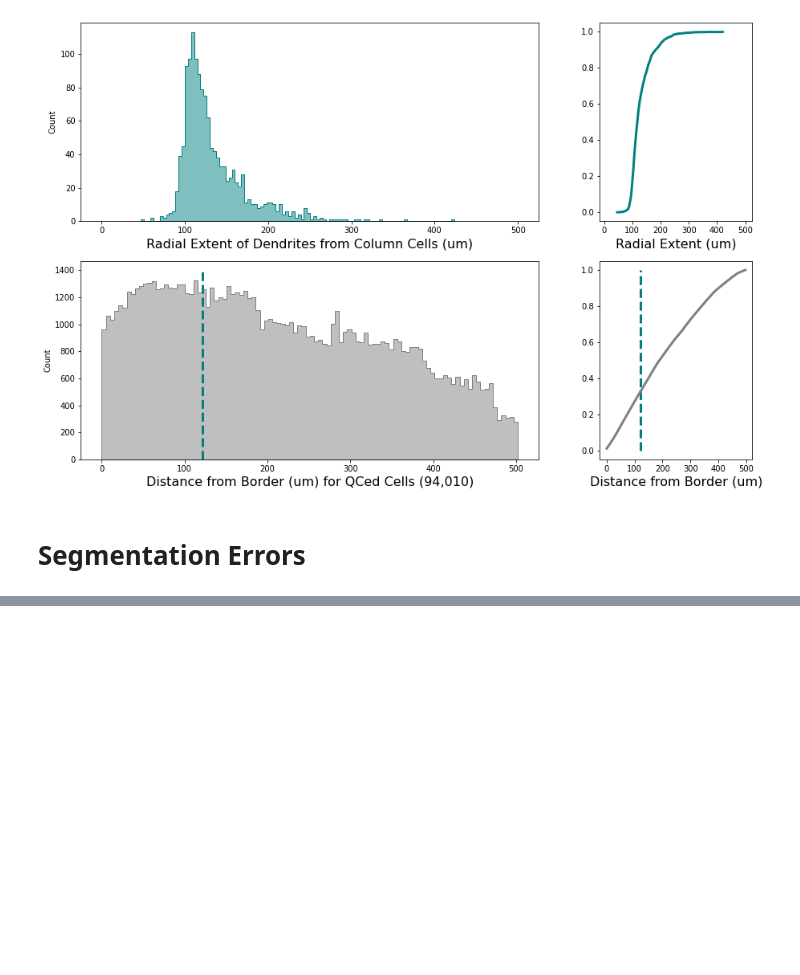
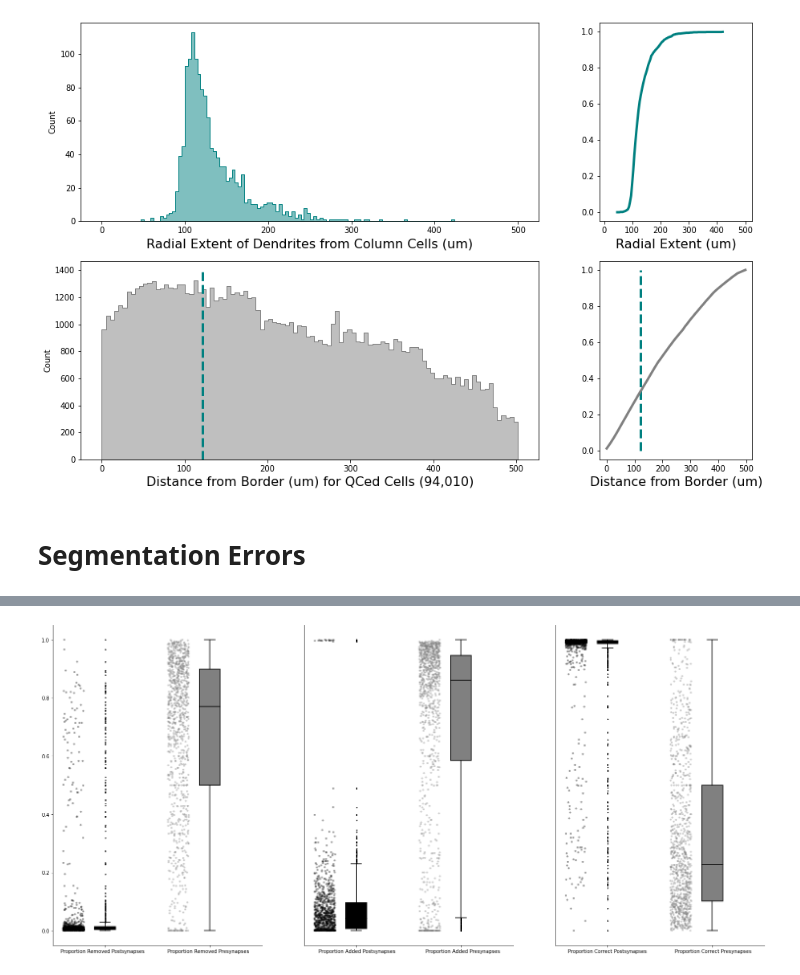
Before and after one commit to lelabbady/Perisomatic_Based_CellTyping, a Jupyter notebook: tutorials/Cell_Truncation_Fig1-2.ipynb, the cells around one changed output, grey strips where cells are left out. Drawn from its saved outputs; the diff is of its cells as text; code cells hidden in the pictures; blank space fills up the shorter version.

```diff
--- a/tutorials/Cell_Truncation_Fig1-2.ipynb
+++ b/tutorials/Cell_Truncation_Fig1-2.ipynb
@@ -176,0 +395,3 @@ plt.show()
+# %%
+syn_edits = pd.read_pickle('../data/column_syn_edits_df.pkl')
+syn_edits.head()
@@ -176,0 +406,7 @@ plt.show()
+# %%
+#changing the format of the dataframe to help with visualization below
+melted_df = syn_edits.melt(id_vars='root_id',
+                value_vars=['prop_removed_syn_in', 'prop_added_syn_in', 'prop_correct_syn_in',
+        'prop_removed_syn_out', 'prop_added_syn_out','prop_correct_syn_out','fraction_changed',
+                            'fraction_added', 'fraction_removed'])
+melted_df
@@ -176,0 +457,71 @@ plt.show()
+# %%
+def change_width(ax, new_value):
+    for patch in ax.patches:
+        current_width = patch.get_width()
+        diff = current_width - new_value
+
+        # change patch width
+        patch.set_width(new_value)
+
+        # re-center patch
+        patch.set_x(patch.get_x() + diff * .5)
+
+boxplot_width = .2 # thinner to make room for having swarmplot beside
+stripplot_offset = -.3 # offset to left of boxplot
+xlim_offset = -1 # necessary to show leftmost swarmplot
+
+f, ax = plt.subplots(1,3,figsize=(26,12))
+comps = ['removed_syn', 'added_syn', 'correct_syn']
+x_labels = [['Proportion Removed Postsynapses','Proportion Removed Presynapses'],
+            ['Proportion Added Postsynapses','Proportion Added Presynapses'],
+            ['Proportion Correct Postsynapses','Proportion Correct Presynapses']]
+for i in range(3):
+    comp = comps[i]
+    sns.stripplot(x='variable',y='value',
+                  data = melted_df.query('comparison==@comp'),
+                  palette = color_dict,s=4, ax=ax[i], alpha=0.4)
+
+    path_collections = [child for child in ax[i].get_children()
+                        if isinstance(child,matplotlib.collections.PathCollection)]
+
+    for path_collection in path_collections:
+        x,y = np.array(path_collection.get_offsets()).T
+        xnew = x + stripplot_offset
+        offsets = list(zip(xnew,y))
+        path_collection.set_offsets(offsets)
+
+
+    flierprops = dict(marker='o', markerfacecolor='None', markersize=2,  markeredgecolor='black')
+
+    sns.boxplot(x='variable',y='value',
+                  data = melted_df.query('comparison==@comp'),
+                  palette = color_dict,ax=ax[i],width=boxplot_width,
+                  flierprops=flierprops)
+
+    ax[i].set_xticklabels(x_labels[i])
+
+
+    trans = mtrans.Affine2D().translate(80, 0)
+    for t in ax[i].get_xticklabels():
+        t.set_transform(t.get_transform()+trans)
+
+    ax[i].set_xlabel('')
+    ax[i].set_ylabel('')
+    for ix,box in enumerate(ax[i].artists):
+        box.set_edgecolor('black')
+        #box.set_facecolor('white')
+
+        # iterate over whiskers and median lines
+        for j in range(6*i,6*(ix+1)):
+             ax[i].lines[j].set_color('black')
+
+    change_width(ax[i],.25)
+    ax[i].spines[['right', 'top']].set_visible(False)
+    ax[i].set_xticklabels(ax[i].get_xticklabels(), ha="right") # align labels to left
+    if i>0:
+        ax[i].set_yticks([])
+        ax[i].set_ylabel('')
+
+plt.show()
+# %% [output]
+[figure, added]
```
Also changed, not shown: parts of 22 cells of this notebook, 2 other files.
